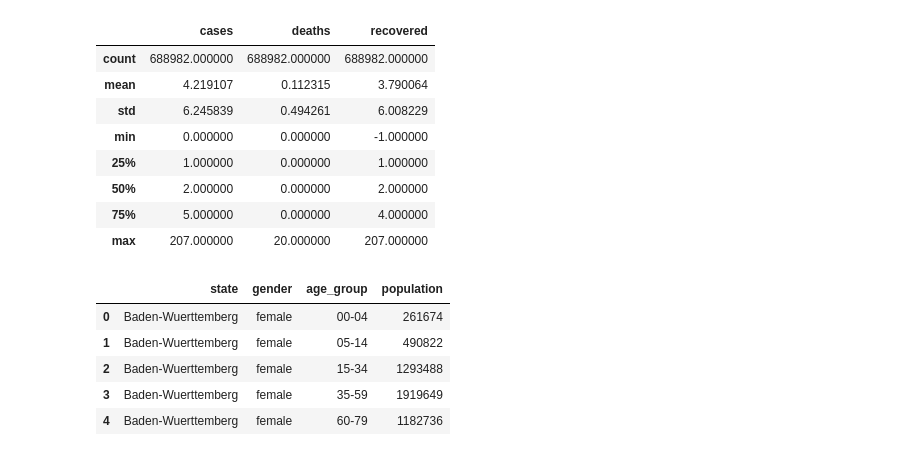
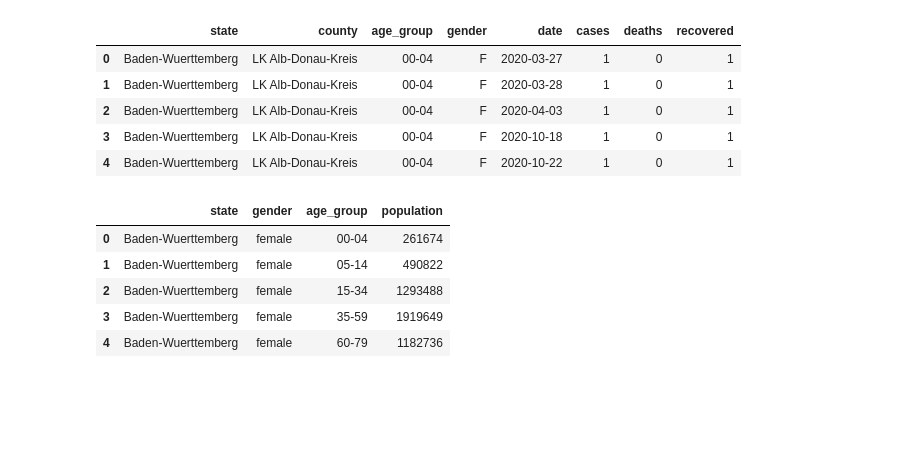
Before and after one commit to CrispenChisina07/Covid-19-in-Germany-Analysis, a Jupyter notebook: CSE 351 Final Project.ipynb, the cells around one changed output. Saved outputs shown, nothing was run; the diff lists cells and outputs as text; code cells hidden in the pictures; blank space fills up the shorter version.

```diff
--- a/CSE 351 Final Project.ipynb
+++ b/CSE 351 Final Project.ipynb
@@ -8,17 +8,14 @@ import seaborn as sns
 covid_de = pd.read_csv('covid_germany/covid_de.csv')
 demographics_de = pd.read_csv('covid_germany/demographics_de.csv')
 # %%
-covid_de.describe()
+covid_de.head()
 # %% [output]
-|  | cases | deaths | recovered |
-| count | 688982.000000 | 688982.000000 | 688982.000000 |
-| mean | 4.219107 | 0.112315 | 3.790064 |
-| std | 6.245839 | 0.494261 | 6.008229 |
-| min | 0.000000 | 0.000000 | -1.000000 |
-| 25% | 1.000000 | 0.000000 | 1.000000 |
-| 50% | 2.000000 | 0.000000 | 2.000000 |
-| 75% | 5.000000 | 0.000000 | 4.000000 |
-| max | 207.000000 | 20.000000 | 207.000000 |
+|  | state | county | age_group | gender | date | cases | deaths | recovered |
+| 0 | Baden-Wuerttemberg | LK Alb-Donau-Kreis | 00-04 | F | 2020-03-27 | 1 | 0 | 1 |
+| 1 | Baden-Wuerttemberg | LK Alb-Donau-Kreis | 00-04 | F | 2020-03-28 | 1 | 0 | 1 |
+| 2 | Baden-Wuerttemberg | LK Alb-Donau-Kreis | 00-04 | F | 2020-04-03 | 1 | 0 | 1 |
+| 3 | Baden-Wuerttemberg | LK Alb-Donau-Kreis | 00-04 | F | 2020-10-18 | 1 | 0 | 1 |
+| 4 | Baden-Wuerttemberg | LK Alb-Donau-Kreis | 00-04 | F | 2020-10-22 | 1 | 0 | 1 |
 # %%
 demographics_de.head()
 # %% [output]
```
Also changed, not shown: parts of 44 cells of this notebook.
